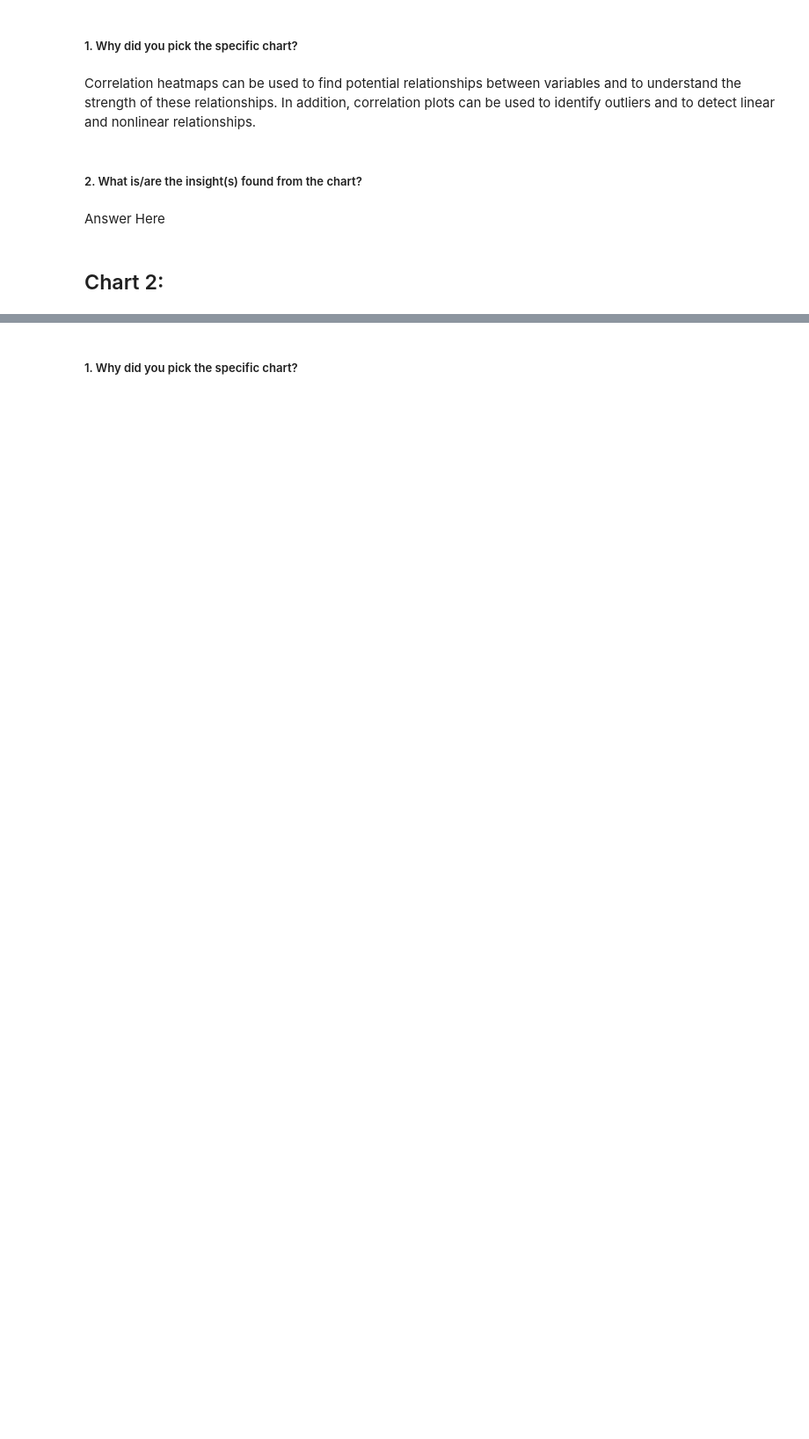
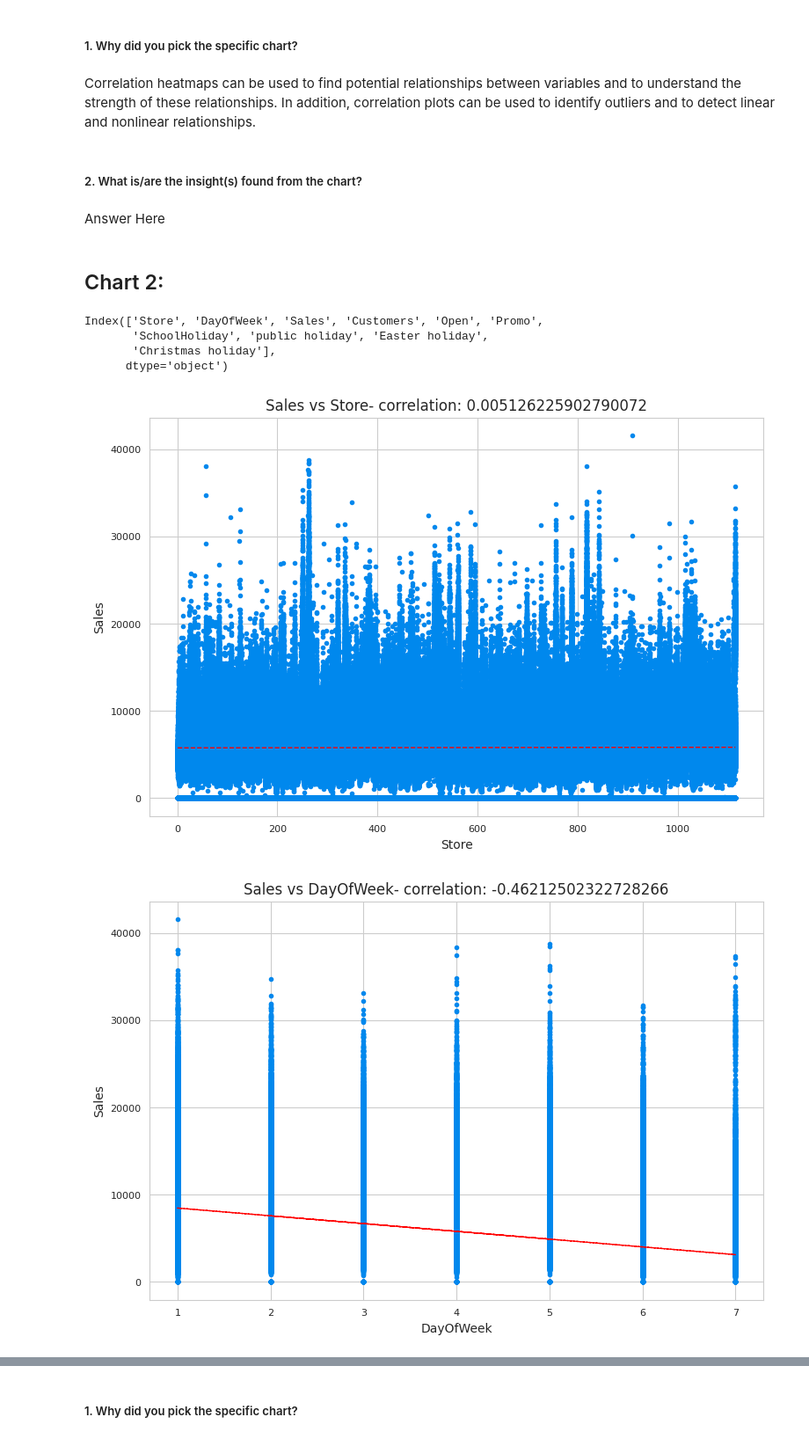
Before and after one commit to 88270gagan/AirBnb-Booking-Analysis, a Jupyter notebook: Retail_Sales_Prediction.ipynb, the cells around one changed output, grey strips where cells are left out. Shown at 88% size. Drawn from its saved outputs; the diff is of its cells as text; code cells hidden in the pictures; blank space fills up the shorter version.

```diff
--- a/Retail_Sales_Prediction.ipynb
+++ b/Retail_Sales_Prediction.ipynb
@@ -839,3 +893,30 @@ Correlation heatmaps can be used to find potential relationships between variabl
 Answer Here
 # %% [markdown]
 ## Chart 2:
+# %%
+numeric_features
+# %% [output]
+Index(['Store', 'DayOfWeek', 'Sales', 'Customers', 'Open', 'Promo',
+       'SchoolHoliday', 'public holiday', 'Easter holiday',
+       'Christmas holiday'],
+      dtype='object')
+# %%
+for col in numeric_features[0:-1]:
+    fig = plt.figure(figsize=(9, 6))
+    ax = fig.gca()
+    feature = Merge[col]
+    label = Merge['Sales']
+    correlation = feature.corr(label)
+    plt.scatter(x=feature, y=label)
+    plt.xlabel(col)
+    plt.ylabel('Sales')
+    ax.set_title('Sales vs ' + col + '- correlation: ' + str(correlation))
+    z = np.polyfit(Merge[col], Merge['Sales'], 1)
+    y_hat = np.poly1d(z)(Merge[col])
+
+    plt.plot(Merge[col], y_hat, "r--", lw=1)
+
+plt.show()
+# %% [output]
+[figure, added]
+[figure, added]
```
Also changed, not shown: parts of 44 cells of this notebook.
